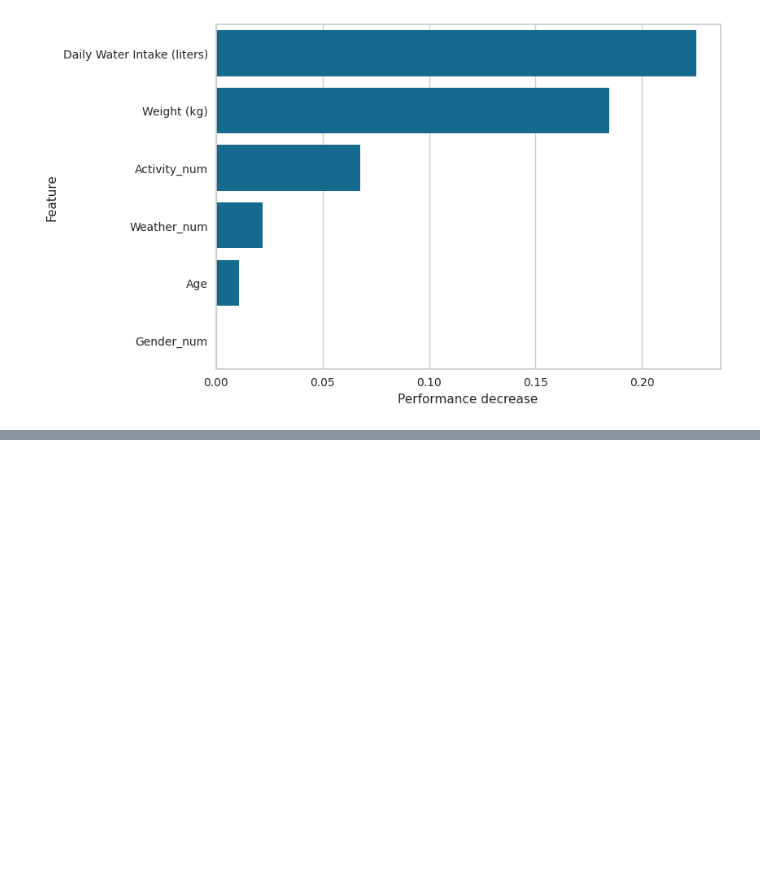
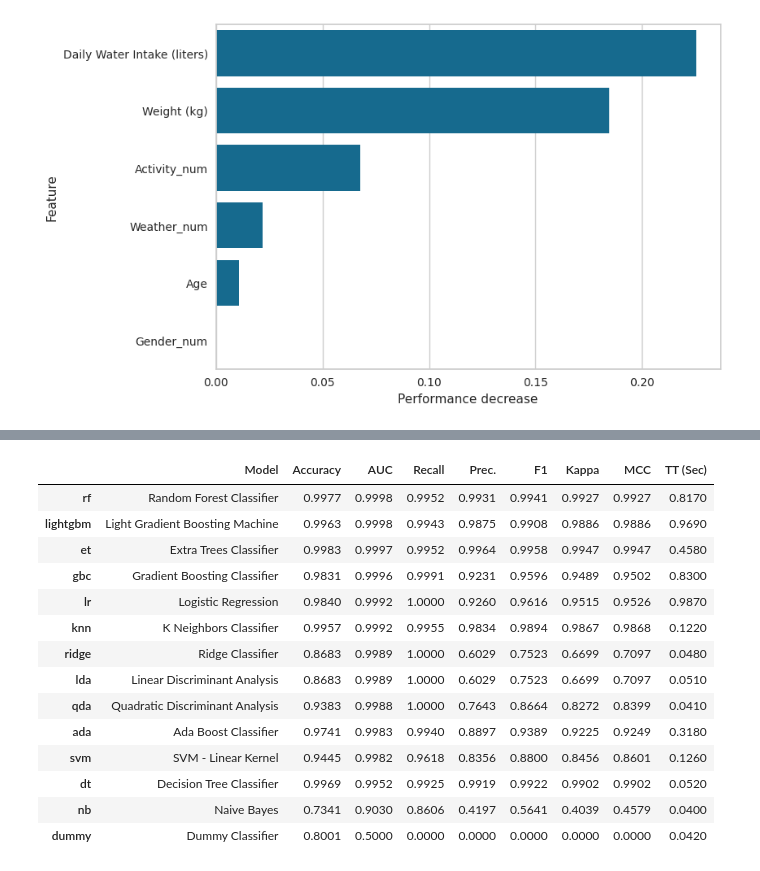
Before and after one commit to fernandatrevi/Daily-Water-Intake-Hydration-, a Jupyter notebook: hidratacion.ipynb, the cells around one changed output, grey strips where cells are left out. Cells and saved outputs as stored; diff of their text form; code cells hidden in the pictures; blank space fills up the shorter version.

Commit message:
Pycaret y Modelo de Ensamble

```diff
--- a/hidratacion.ipynb
+++ b/hidratacion.ipynb
@@ -478,0 +520,9 @@ findfont: Generic family 'sans-serif' not found because none of the following fa
+# %%
+#Configuracion del entorno de pycaret
+clf_smote = ClassificationExperiment()
+
+#Aplicamos Pycaret
+clf_smote.setup(train_df, target='Hydration_num', train_size=0.7, session_id=123,
+                 fix_imbalance=True,
+                 fix_imbalance_method=SMOTE(random_state=42)
+                 )
@@ -478,0 +576,5 @@ findfont: Generic family 'sans-serif' not found because none of the following fa
+# %%
+#Obtener los mejores modelos de SMOTE
+top10_models_smote = clf_smote.compare_models(sort='AUC', n_select=10)
+#top10_models_rus = clf_rus.compare_models(sort='AUC', n_select=10)
+# %% [output]
@@ -478,0 +582,15 @@ findfont: Generic family 'sans-serif' not found because none of the following fa
+|  | Model | Accuracy | AUC | Recall | Prec. | F1 | Kappa | MCC | TT (Sec) |
+| rf | Random Forest Classifier | 0.9977 | 0.9998 | 0.9952 | 0.9931 | 0.9941 | 0.9927 | 0.9927 | 0.8170 |
+| lightgbm | Light Gradient Boosting Machine | 0.9963 | 0.9998 | 0.9943 | 0.9875 | 0.9908 | 0.9886 | 0.9886 | 0.9690 |
+| et | Extra Trees Classifier | 0.9983 | 0.9997 | 0.9952 | 0.9964 | 0.9958 | 0.9947 | 0.9947 | 0.4580 |
+| gbc | Gradient Boosting Classifier | 0.9831 | 0.9996 | 0.9991 | 0.9231 | 0.9596 | 0.9489 | 0.9502 | 0.8300 |
+| lr | Logistic Regression | 0.9840 | 0.9992 | 1.0000 | 0.9260 | 0.9616 | 0.9515 | 0.9526 | 0.9870 |
+| knn | K Neighbors Classifier | 0.9957 | 0.9992 | 0.9955 | 0.9834 | 0.9894 | 0.9867 | 0.9868 | 0.1220 |
+| ridge | Ridge Classifier | 0.8683 | 0.9989 | 1.0000 | 0.6029 | 0.7523 | 0.6699 | 0.7097 | 0.0480 |
+| lda | Linear Discriminant Analysis | 0.8683 | 0.9989 | 1.0000 | 0.6029 | 0.7523 | 0.6699 | 0.7097 | 0.0510 |
+| qda | Quadratic Discriminant Analysis | 0.9383 | 0.9988 | 1.0000 | 0.7643 | 0.8664 | 0.8272 | 0.8399 | 0.0410 |
+| ada | Ada Boost Classifier | 0.9741 | 0.9983 | 0.9940 | 0.8897 | 0.9389 | 0.9225 | 0.9249 | 0.3180 |
+| svm | SVM - Linear Kernel | 0.9445 | 0.9982 | 0.9618 | 0.8356 | 0.8800 | 0.8456 | 0.8601 | 0.1260 |
+| dt | Decision Tree Classifier | 0.9969 | 0.9952 | 0.9925 | 0.9919 | 0.9922 | 0.9902 | 0.9902 | 0.0520 |
+| nb | Naive Bayes | 0.7341 | 0.9030 | 0.8606 | 0.4197 | 0.5641 | 0.4039 | 0.4579 | 0.0400 |
+| dummy | Dummy Classifier | 0.8001 | 0.5000 | 0.0000 | 0.0000 | 0.0000 | 0.0000 | 0.0000 | 0.0420 |
```
Also changed, not shown: parts of 11 cells of this notebook.
